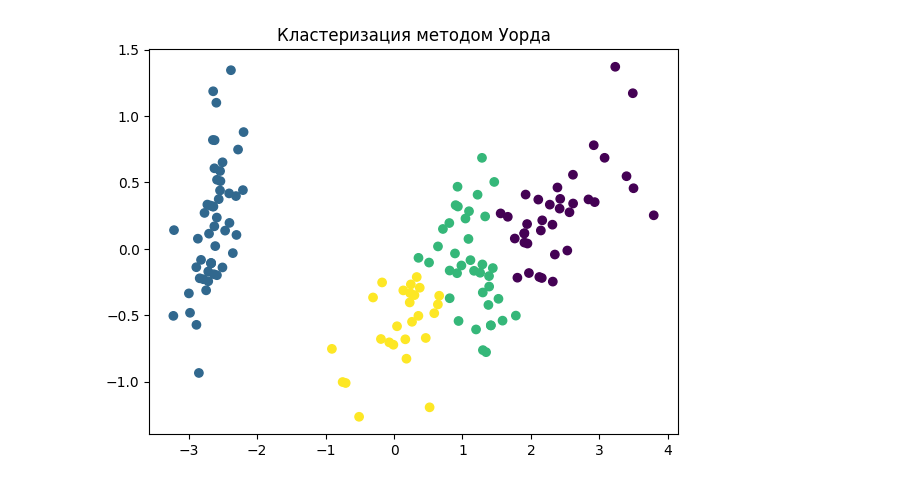
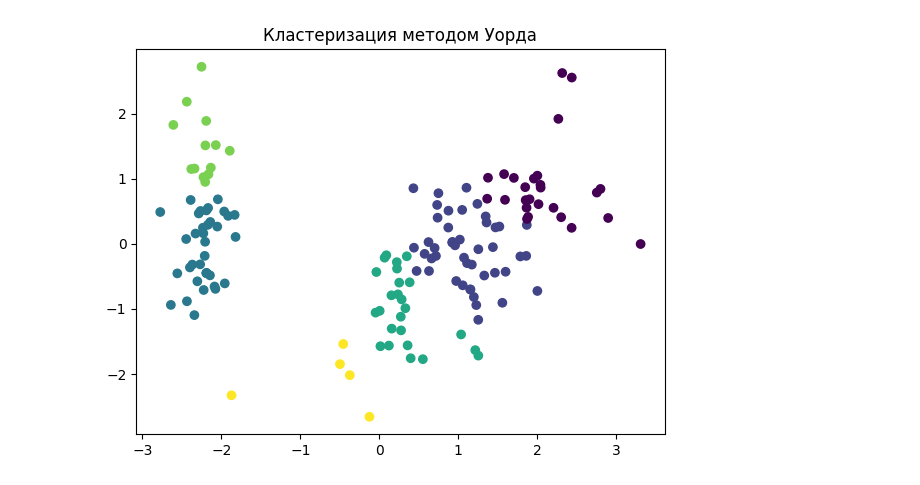
Before and after one commit to vladocrat/ML, a Jupyter notebook: lab3/main.ipynb, the cells around one changed output. Saved outputs shown, nothing was run; the diff lists cells and outputs as text; code cells hidden in the pictures.

```diff
--- a/lab3/main.ipynb
+++ b/lab3/main.ipynb
@@ -14,10 +13,14 @@ import seaborn as sns
 # %%
+scaler = StandardScaler()
+features = scaler.fit_transform(features)
+
 inertia = []
 K = range(1, 11)
 for k in K:
-    kmeans = KMeans(n_clusters=k, random_state=0)
+    kmeans = KMeans(n_clusters=k, random_state=420)
     kmeans.fit(features)
     inertia.append(kmeans.inertia_)
+
 
 plt.plot(K, inertia, 'bo-')
 plt.xlabel('Количество кластеров k')
@@ -44,8 +59,6 @@ plotClusters(clusters_kmeans, X_pca, 'Кластеризация методом
 # %%
-ward = AgglomerativeClustering(n_clusters=4, linkage='ward')
+ward = AgglomerativeClustering(n_clusters=6, linkage='ward')
 clusters_ward = ward.fit_predict(features)
-pca = PCA(n_components=2)
-X_pca = pca.fit_transform(features)
 plotClusters(clusters_ward, X_pca, 'Кластеризация методом Уорда', 2)
 # %% [output]
-[figure, old version]
+[figure, new version]
```
Also changed, not shown: parts of 6 cells of this notebook.
